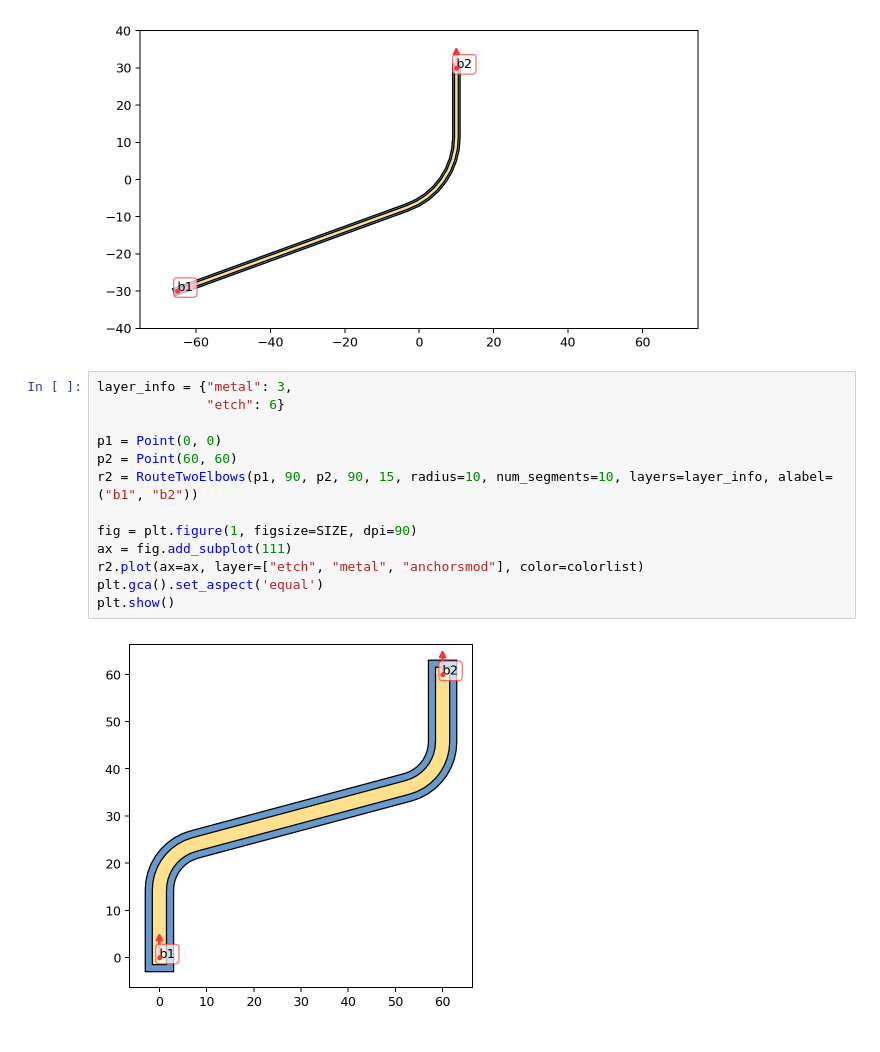
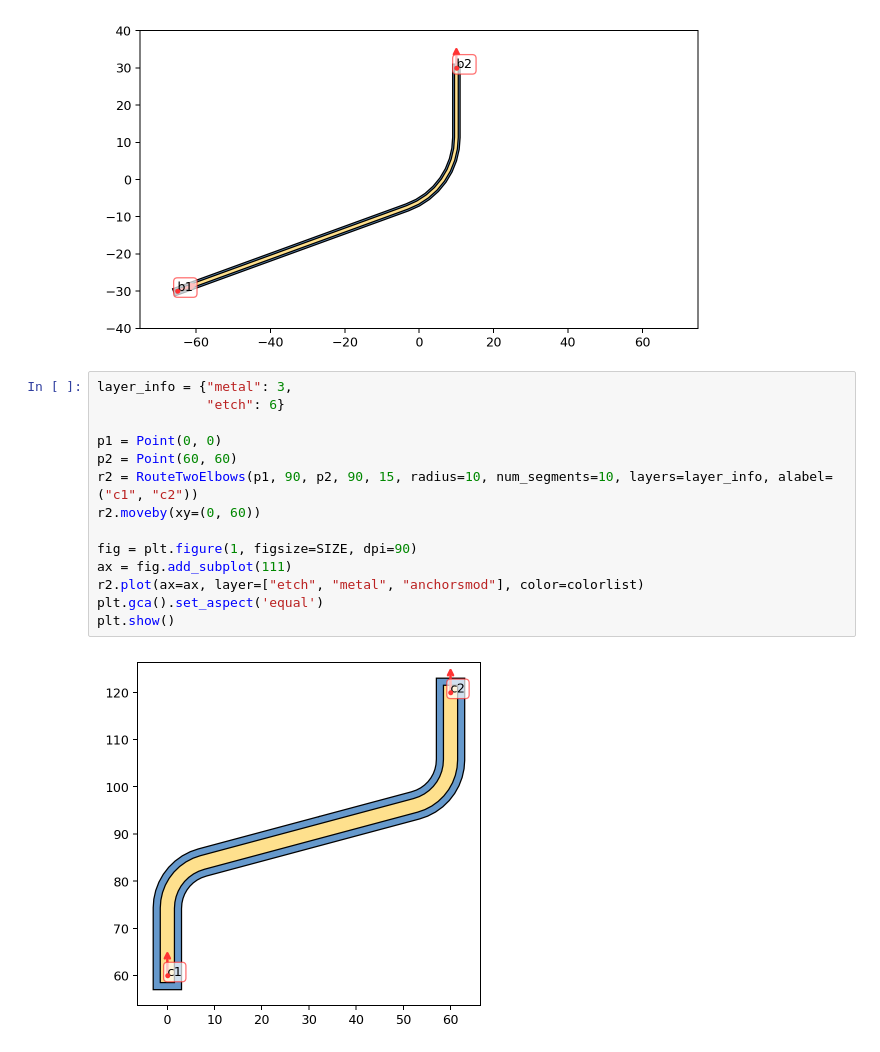
Before and after one commit to eeroqlab/zeroheliumkit, a Jupyter notebook: dev/anchors_test.ipynb, the cells around one changed output. Saved outputs shown, nothing was run; the diff lists cells and outputs as text.

```diff
--- a/dev/anchors_test.ipynb
+++ b/dev/anchors_test.ipynb
@@ -156,15 +161,16 @@ plt.show()
 # %%
 layer_info = {"metal": 3,
               "etch": 6}
 
 p1 = Point(0, 0)
 p2 = Point(60, 60)
-r2 = RouteTwoElbows(p1, 90, p2, 90, 15, radius=10, num_segments=10, layers=layer_info, alabel=("b1", "b2"))
+r2 = RouteTwoElbows(p1, 90, p2, 90, 15, radius=10, num_segments=10, layers=layer_info, alabel=("c1", "c2"))
+r2.moveby(xy=(0, 60))
 
 fig = plt.figure(1, figsize=SIZE, dpi=90)
 ax = fig.add_subplot(111)
 r2.plot(ax=ax, layer=["etch", "metal", "anchorsmod"], color=colorlist)
 plt.gca().set_aspect('equal')
 plt.show()
 # %% [output]
-[figure, old version]
+[figure, new version]
```
Also changed, not shown: parts of 5 cells of this notebook, 3 other files.
